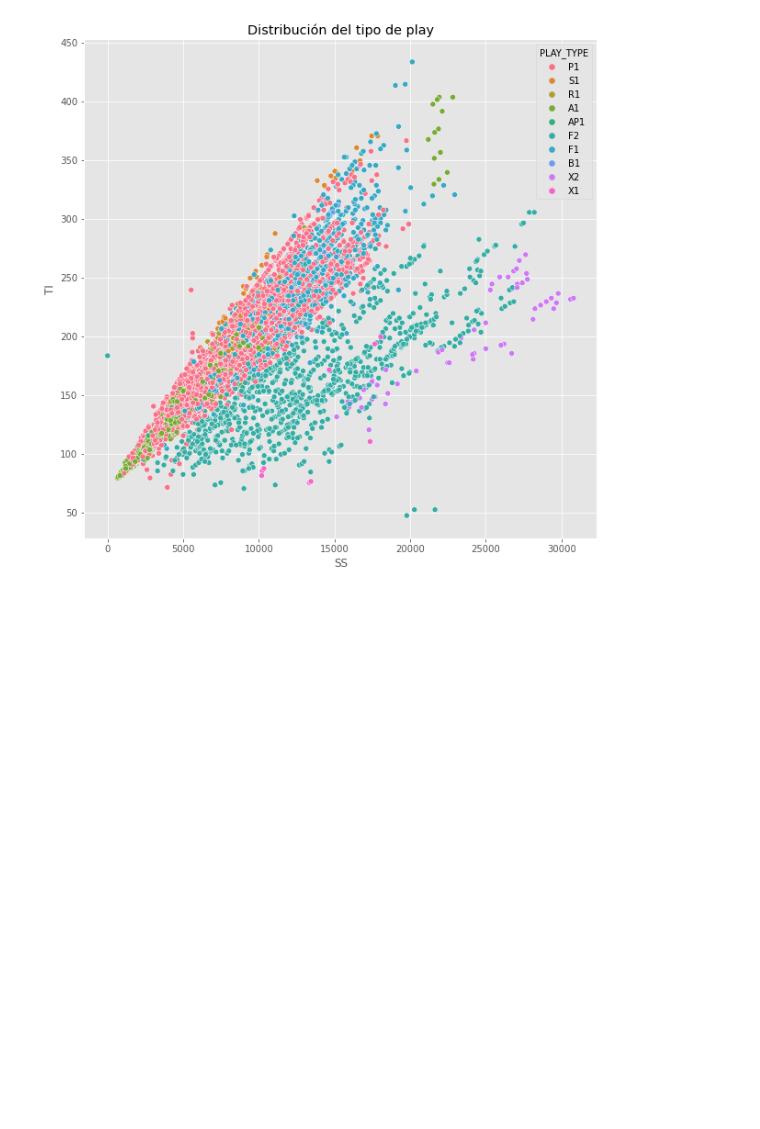
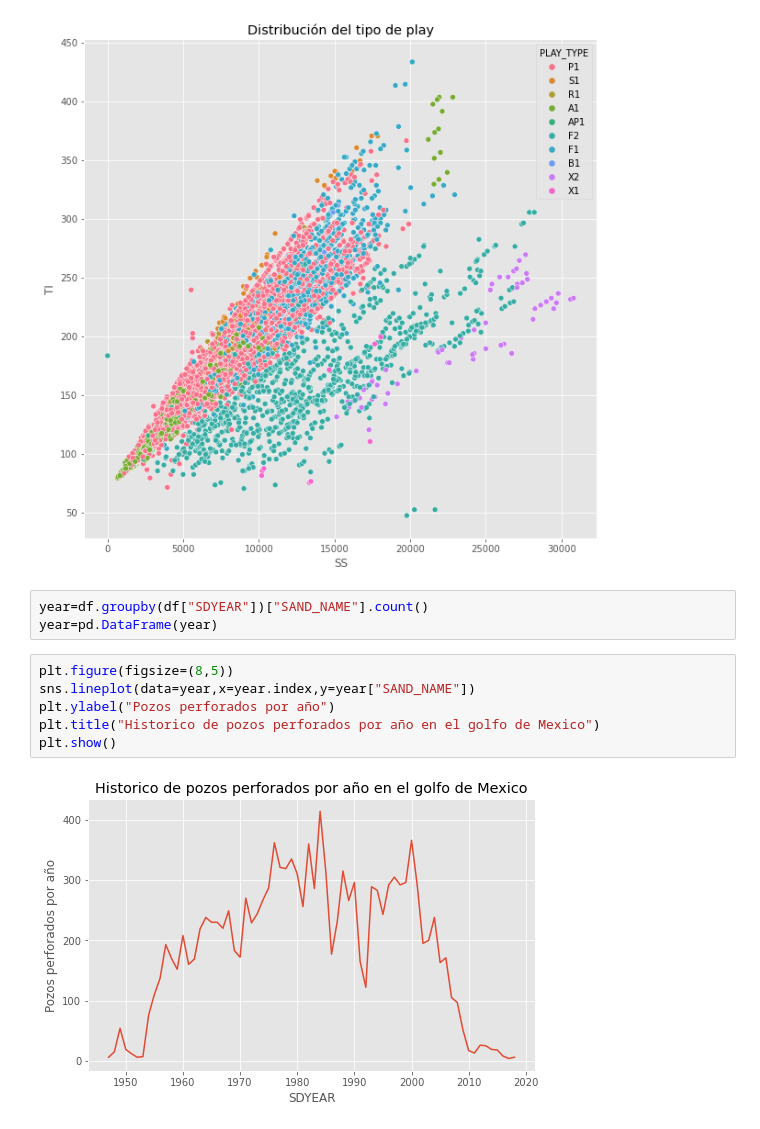
Before and after one commit to Fatbound/Portfolio, a Jupyter notebook: Oil Play Prediction/notebooks/0. Exploration.ipynb, the cells around one changed output. Cells and saved outputs as stored; diff of their text form; blank space fills up the shorter version.

```diff
--- a/Oil Play Prediction/notebooks/0. Exploration.ipynb
+++ b/Oil Play Prediction/notebooks/0. Exploration.ipynb
@@ -95,3 +95,14 @@ plt.title("Distribución del tipo de play")
 plt.show()
 # %% [output]
 [figure]
+# %%
+year=df.groupby(df["SDYEAR"])["SAND_NAME"].count()
+year=pd.DataFrame(year)
+# %%
+plt.figure(figsize=(8,5))
+sns.lineplot(data=year,x=year.index,y=year["SAND_NAME"])
+plt.ylabel("Pozos perforados por año")
+plt.title("Historico de pozos perforados por año en el golfo de Mexico")
+plt.show()
+# %% [output]
+[figure, added]
```
Also changed, not shown: parts of 1 cell of this notebook.
